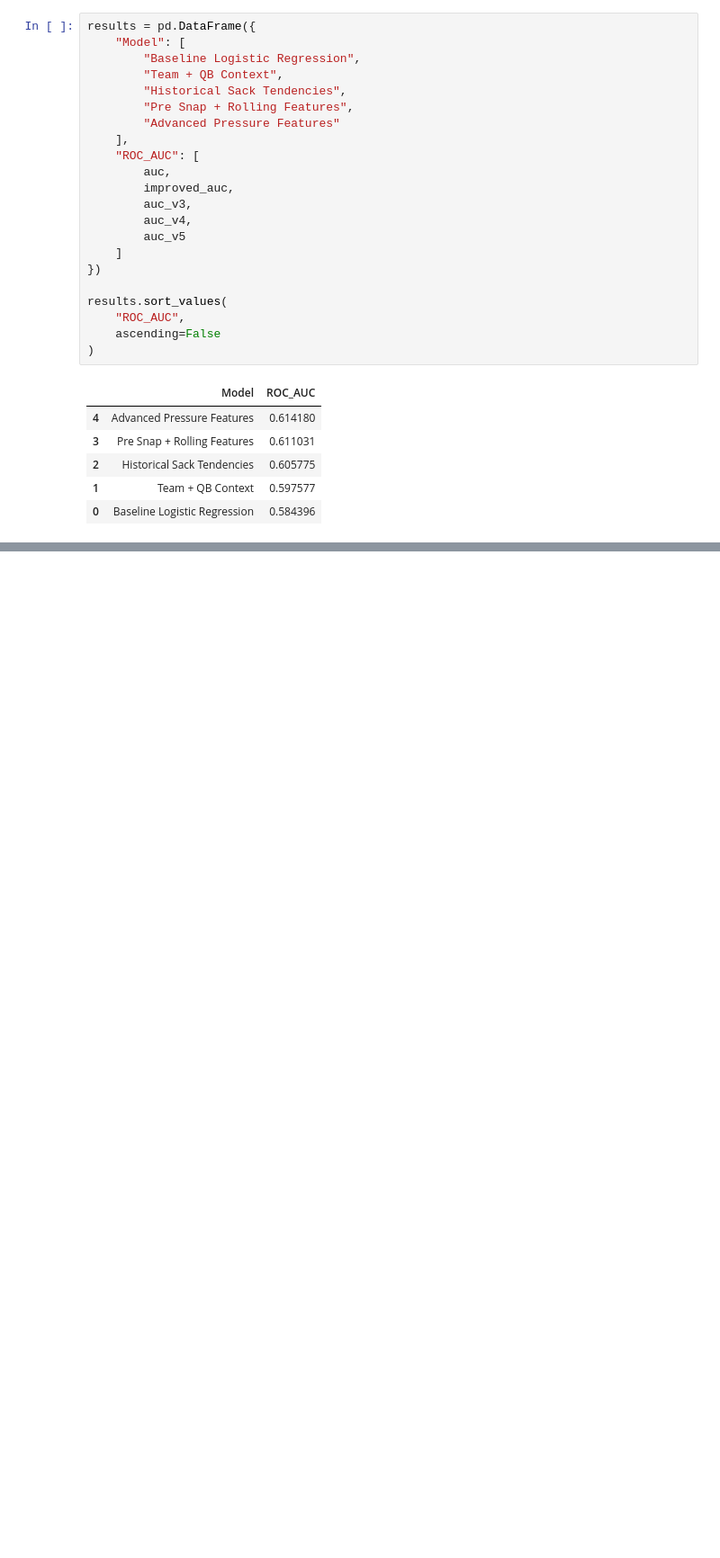
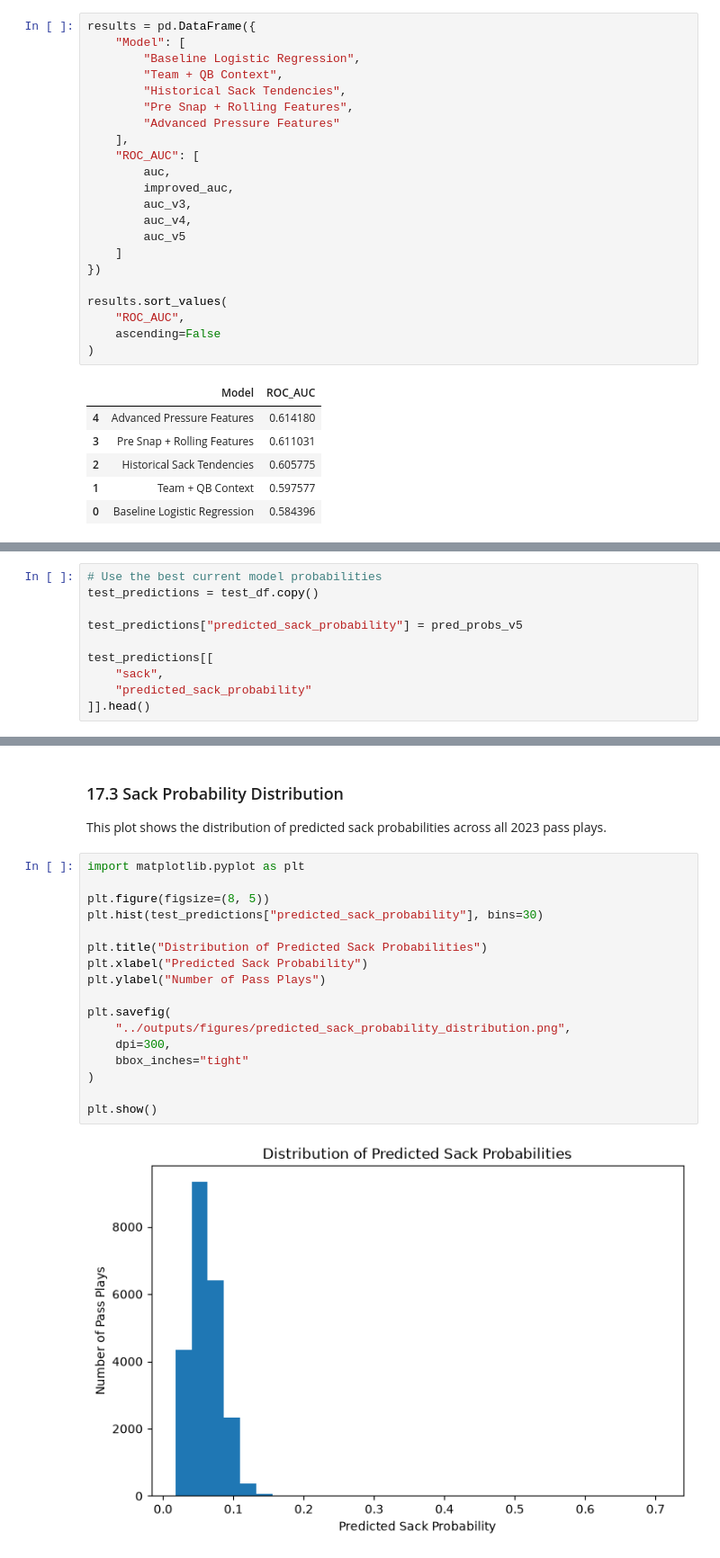
Before and after one commit to ethanfr10/NFL-Sack-Prediction, a Jupyter notebook: notebooks/01_data_exploration.ipynb, the cells around one changed output, grey strips where cells are left out. Shown at 90% size. Cells and saved outputs as stored; diff of their text form; blank space fills up the shorter version.

Commit message:
Sack Probability Predictions

```diff
--- a/notebooks/01_data_exploration.ipynb
+++ b/notebooks/01_data_exploration.ipynb
@@ -1368,0 +1375,10 @@ results.sort_values(
+# %%
+# Use the best current model probabilities
+test_predictions = test_df.copy()
+
+test_predictions["predicted_sack_probability"] = pred_probs_v5
+
+test_predictions[[
+    "sack",
+    "predicted_sack_probability"
+]].head()
@@ -1368,0 +1447,23 @@ results.sort_values(
+# %% [markdown]
+### 17.3 Sack Probability Distribution
+
+This plot shows the distribution of predicted sack probabilities across all 2023 pass plays.
+# %%
+import matplotlib.pyplot as plt
+
+plt.figure(figsize=(8, 5))
+plt.hist(test_predictions["predicted_sack_probability"], bins=30)
+
+plt.title("Distribution of Predicted Sack Probabilities")
+plt.xlabel("Predicted Sack Probability")
+plt.ylabel("Number of Pass Plays")
+
+plt.savefig(
+    "../outputs/figures/predicted_sack_probability_distribution.png",
+    dpi=300,
+    bbox_inches="tight"
+)
+
+plt.show()
+# %% [output]
+[figure, added]
```
Also changed, not shown: parts of 6 cells of this notebook, 2 other files.
